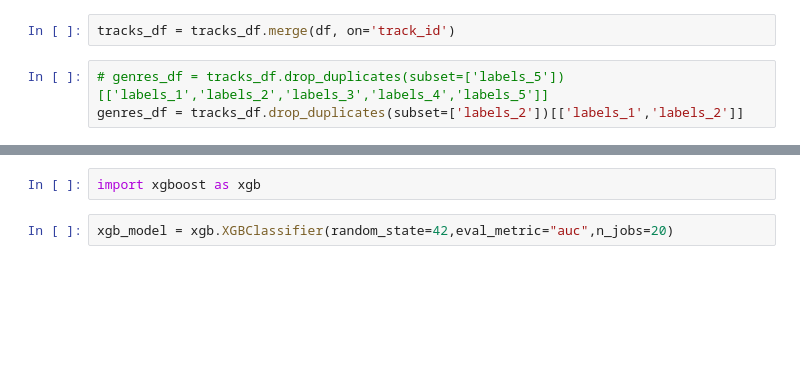
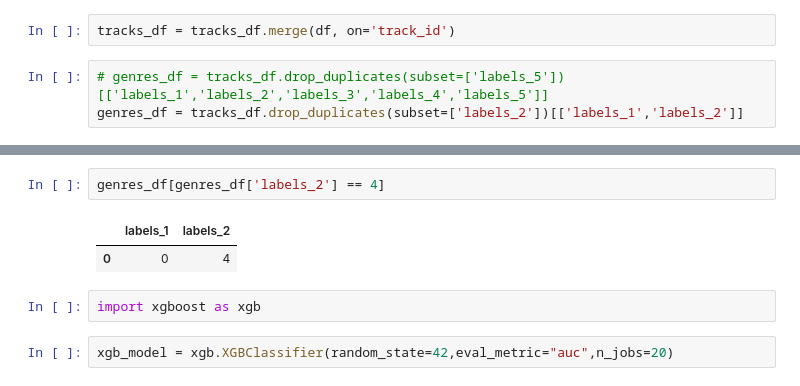
Before and after one commit to Sette/hmc, a Jupyter notebook: Notebooks/3 - Train.ipynb, the cells around one changed output, grey strips where cells are left out. Cells and saved outputs as stored; diff of their text form; blank space fills up the shorter version.

```diff
--- a/Notebooks/3 - Train.ipynb
+++ b/Notebooks/3 - Train.ipynb
@@ -425,3 +335,8 @@ X_train, X_test, y_train, y_test = train_test_split(
+# %%
+genres_df[genres_df['labels_2'] == 4]
+# %% [output]
+|  | labels_1 | labels_2 |
+| 0 | 0 | 4 |
 # %%
 import xgboost as xgb
 # %%
```
Also changed, not shown: parts of 27 cells of this notebook.
